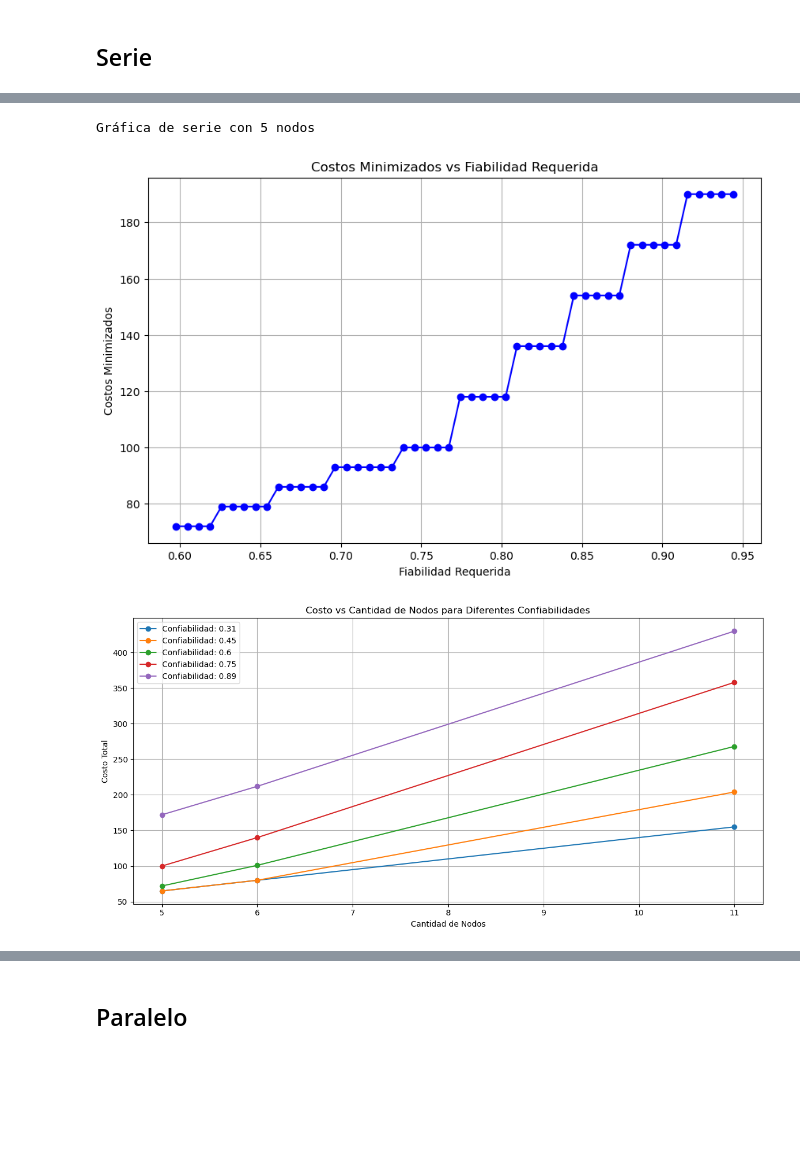
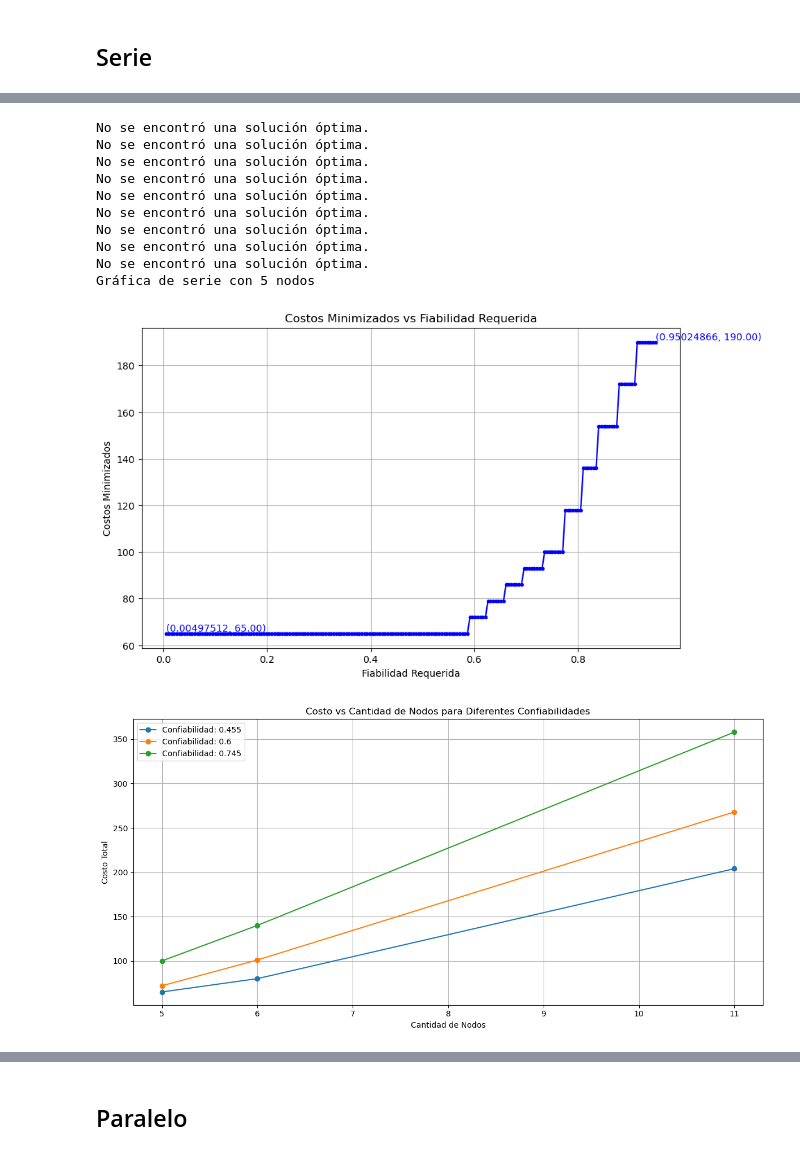
Before and after one commit to danielpuliche/optimization_model, a Jupyter notebook: main.ipynb, the cells around one changed output, grey strips where cells are left out. Drawn from its saved outputs; the diff is of its cells as text; code cells hidden in the pictures; blank space fills up the shorter version.

```diff
--- a/main.ipynb
+++ b/main.ipynb
@@ -21,8 +21,8 @@ Restricted license - for non-production use only - expires 2026-11-23
 # %% [markdown]
 ## Required Reliabilities
 # %%
-seriesMinReliability = RELIABILITY_BY_NODE_TYPE[0] ** totalNodes
-seriesMaxReliability = RELIABILITY_BY_NODE_TYPE[2] ** totalNodes
-seriesRequiredReliabilities = generate_equidistant_list(seriesMinReliability, seriesMaxReliability, NUM_EQUIDISTANT_VALUES)
+# seriesMinReliability = RELIABILITY_BY_NODE_TYPE[0] ** totalNodes
+# seriesMaxReliability = RELIABILITY_BY_NODE_TYPE[2] ** totalNodes
+seriesRequiredReliabilities = generate_equidistant_list(0, MAX_RELIABILITY, NUM_EQUIDISTANT_VALUES)
 # %%
 parallelMinReliability = 1 - ((1 - RELIABILITY_BY_NODE_TYPE[0]) ** totalNodes)
@@ -37,9 +37,11 @@ hybridRequiredReliabilities = generate_equidistant_list(0.8, hybridMaxReliabilit
 # %%
 # Crear y optimizar el modelo en serie
 try:
-    seriesMinCost, seriesVars, seriesModel = serie_model(baseModel, totalNodes, seriesRequiredReliabilities[-1])
-    mostrarResultadosTabla(totalNodes, seriesMinCost, seriesVars)
-
+	seriesMinCost, seriesVars, seriesModel = serie_model(baseModel, totalNodes, 0.6)
+	print("Confiabilidad requerida:", seriesRequiredReliabilities[-3])
+	mostrarResultadosTabla(totalNodes, seriesMinCost, seriesVars)
+	# for var in seriesVars:
+	# 	print(f"Variable {var}: {seriesVars[var]}")
 except Exception as e:
     print(f"Error: {e}")
 # %% [output]
@@ -72,31 +75,41 @@ try:
 except ValueError as e:
     print(f"Error: {e}")
 # %% [output]
+No se encontró una solución óptima.
+No se encontró una solución óptima.
+No se encontró una solución óptima.
+No se encontró una solución óptima.
+No se encontró una solución óptima.
+No se encontró una solución óptima.
+No se encontró una solución óptima.
+No se encontró una solución óptima.
+No se encontró una solución óptima.
 Gráfica de serie con 5 nodos
-[figure, old version]
+[figure, new version]
 # %%
-confiabilidades = [0.31,0.45,0.60,0.75,0.89]
+# confiabilidades = [0.31,0.45,0.60,0.75,0.89]
+confiabilidades = generate_equidistant_list(0.31, 0.89, 3)
 
 ##### entre 0.8 y 0.89
 # 0.32 - 0.59: 5 nodos
 # 0.26 - 0.53: 6 nodos
 # 0.08 - 0.31: 11 nodos
 
 ##### entre 0.9 y 0.99
 # 0.59 - 0.95: 5 nodos
 # 0.53 - 0.94: 6 nodos
 # 0.31 - 0.89: 11 nodos
 
 nodos = [5,6,11]
 
 try:
 	costosTotales= []
 	for conf in confiabilidades:
 		for n in nodos:
 			minCost, seriesVars, seriesModel = serie_model(base_model(n), n, conf)
 			costosTotales.append(minCost)
 	graficar_costos_totales(confiabilidades, nodos, costosTotales)
 except ValueError as e:
 	print(f"Error: {e}")
 # %% [output]
-[figure, old version]
+[figure, new version]
```
Also changed, not shown: parts of 18 cells of this notebook, 5 other files.
